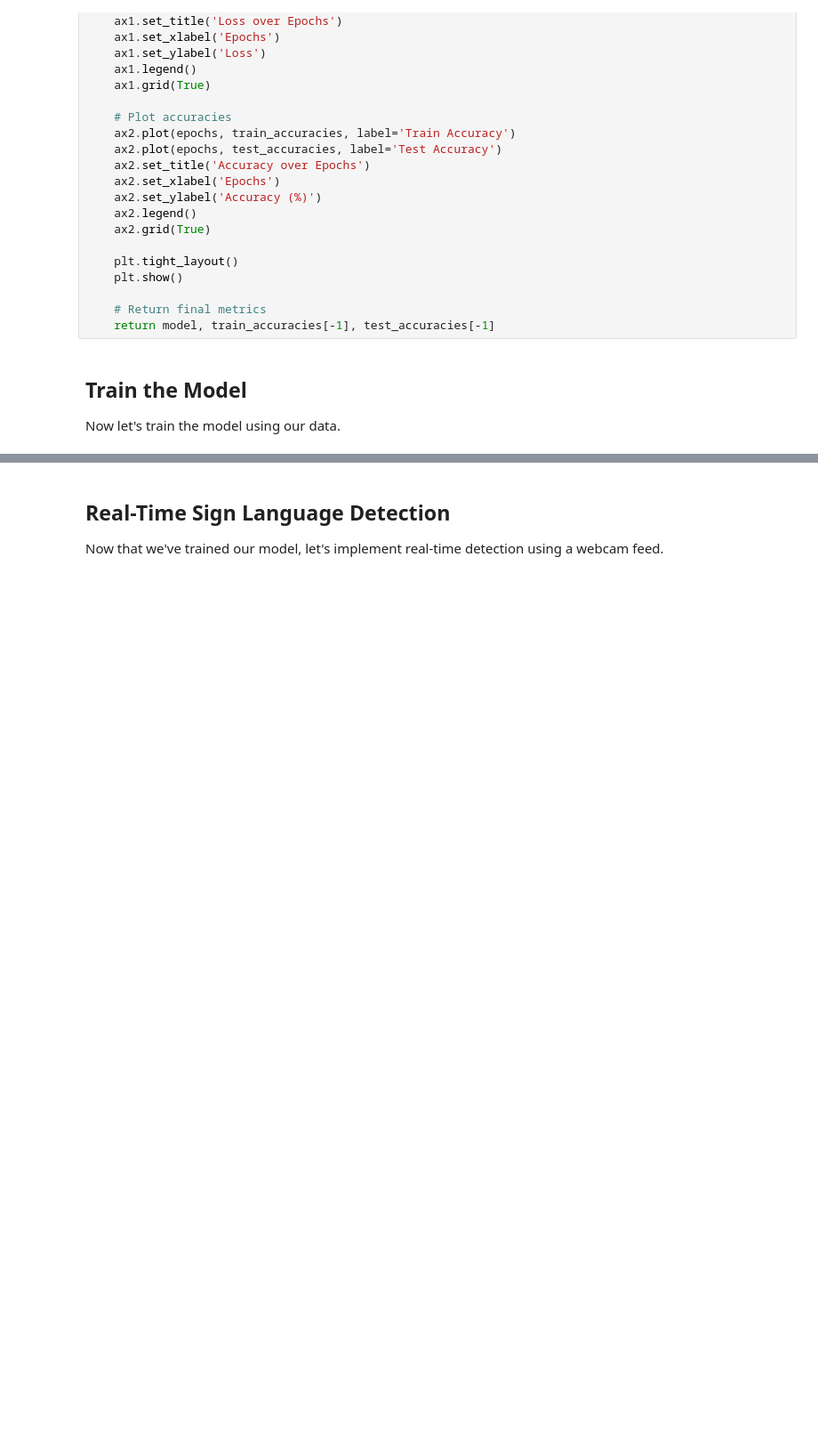
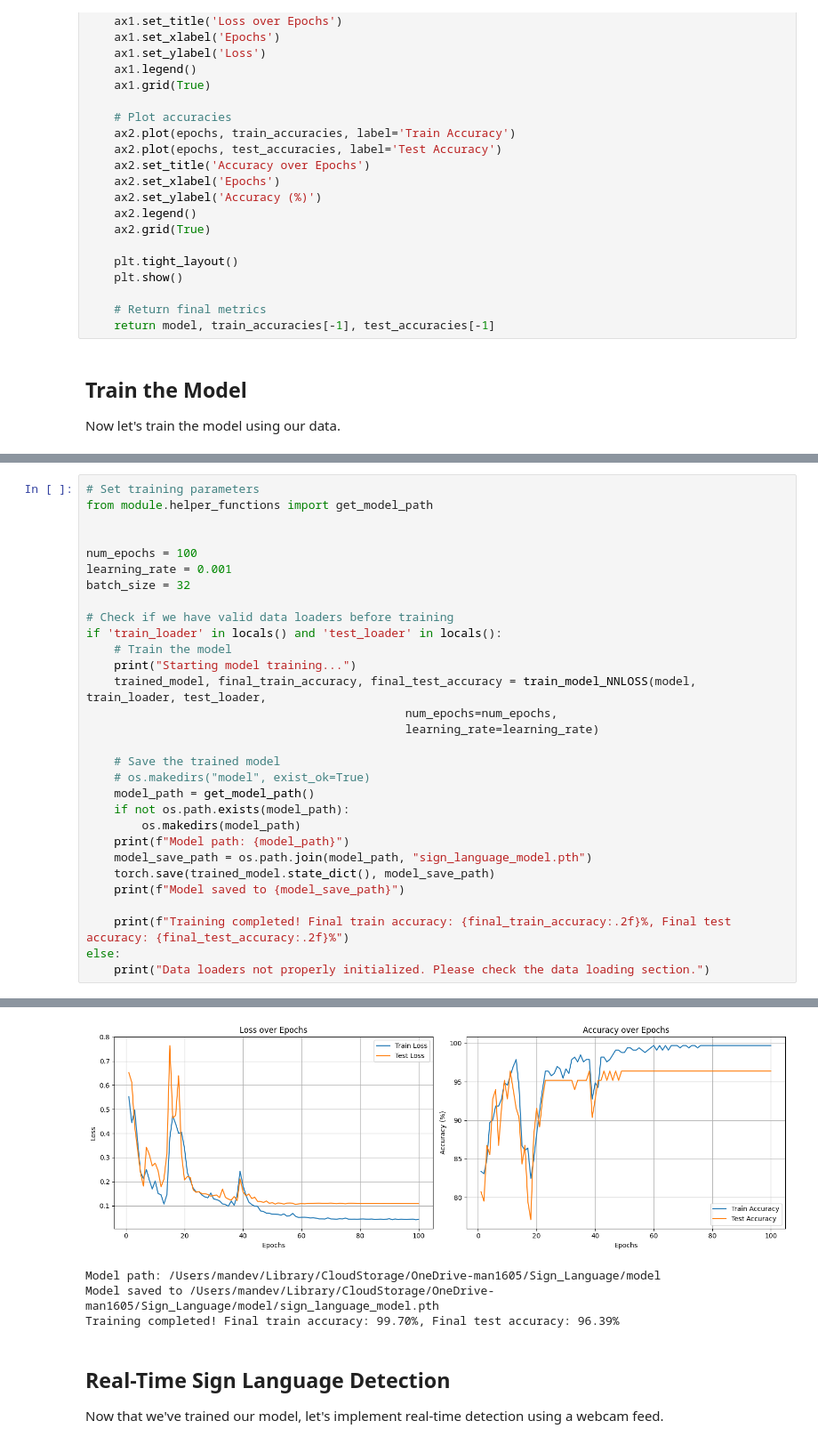
Before and after one commit to man0405/Sign-Language-Detection, a Jupyter notebook: man.ipynb, the cells around one changed output, grey strips where cells are left out. Shown: that part at 89% size. Saved outputs shown, nothing was run; the diff lists cells and outputs as text; blank space fills up the shorter version.

```diff
--- a/man.ipynb
+++ b/man.ipynb
@@ -449,0 +566,31 @@ Training completed! Final train accuracy: 100.00%, Final test accuracy: 100.00%
+# %%
+# Set training parameters
+from module.helper_functions import get_model_path
+
+
+num_epochs = 100
+learning_rate = 0.001
+batch_size = 32
+
+# Check if we have valid data loaders before training
+if 'train_loader' in locals() and 'test_loader' in locals():
+    # Train the model
+    print("Starting model training...")
+    trained_model, final_train_accuracy, final_test_accuracy = train_model_NNLOSS(model, train_loader, test_loader,
+                                              num_epochs=num_epochs,
+                                              learning_rate=learning_rate)
+
+    # Save the trained model
+    # os.makedirs("model", exist_ok=True)
+    model_path = get_model_path()
+    if not os.path.exists(model_path):
+        os.makedirs(model_path)
+    print(f"Model path: {model_path}")
+    model_save_path = os.path.join(model_path, "sign_language_model.pth")
+    torch.save(trained_model.state_dict(), model_save_path)
+    print(f"Model saved to {model_save_path}")
+
+    print(f"Training completed! Final train accuracy: {final_train_accuracy:.2f}%, Final test accuracy: {final_test_accuracy:.2f}%")
+else:
+    print("Data loaders not properly initialized. Please check the data loading section.")
+# %% [output]
@@ -450,3 +614,7 @@ Training completed! Final train accuracy: 100.00%, Final test accuracy: 100.00%
+[figure, added]
+Model path: /Users/mandev/Library/CloudStorage/OneDrive-man1605/Sign_Language/model
+Model saved to /Users/mandev/Library/CloudStorage/OneDrive-man1605/Sign_Language/model/sign_language_model.pth
+Training completed! Final train accuracy: 99.70%, Final test accuracy: 96.39%
 # %% [markdown]
 ## Real-Time Sign Language Detection
 
```
Also changed, not shown: parts of 10 cells of this notebook, 2 other files.
